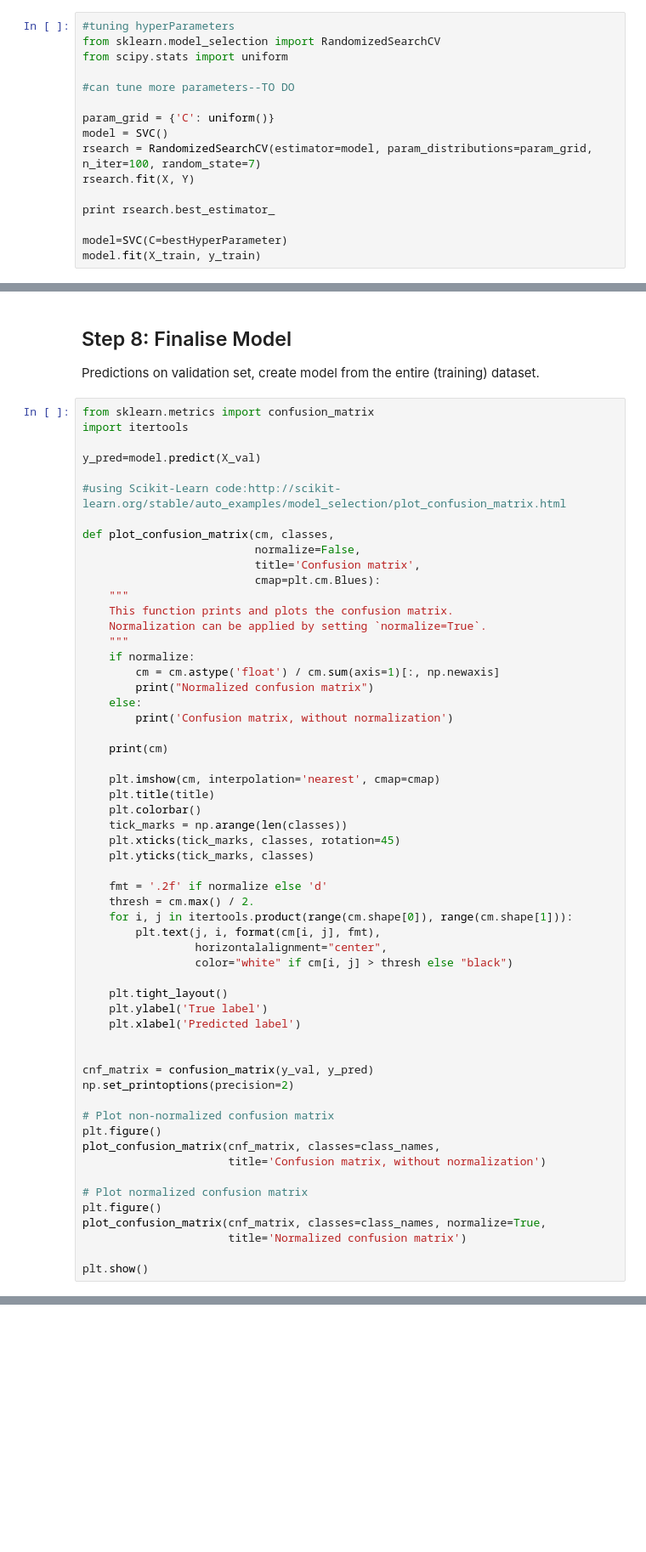
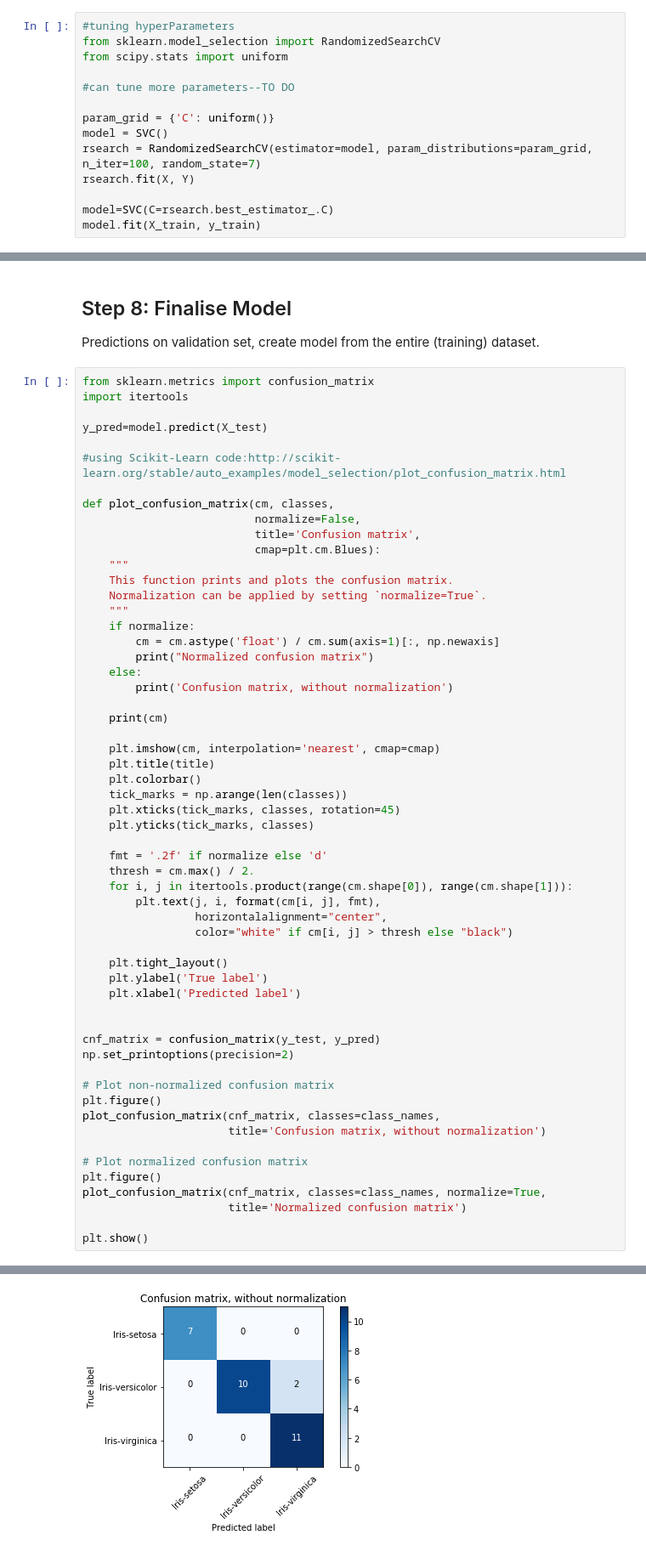
Before and after one commit to angelikim/DataProgrammingEx1, a Jupyter notebook: ProjectTemplateClassification.ipynb, the cells around one changed output, grey strips where cells are left out. Shown at 85% size. Drawn from its saved outputs; the diff is of its cells as text; blank space fills up the shorter version.

```diff
--- a/ProjectTemplateClassification.ipynb
+++ b/ProjectTemplateClassification.ipynb
@@ -240,9 +240,7 @@ model = SVC()
 rsearch = RandomizedSearchCV(estimator=model, param_distributions=param_grid, n_iter=100, random_state=7)
 rsearch.fit(X, Y)
 
-print rsearch.best_estimator_
-
-model=SVC(C=bestHyperParameter)
+model=SVC(C=rsearch.best_estimator_.C)
 model.fit(X_train, y_train)
 # %% [output]
 SVC(C=0.77991879224011462, cache_size=200, class_weight=None, coef0=0.0,
@@ -257,7 +254,7 @@ Predictions on validation set, create model from the entire (training) dataset.
 from sklearn.metrics import confusion_matrix
 import itertools
 
-y_pred=model.predict(X_val)
+y_pred=model.predict(X_test)
 
 #using Scikit-Learn code:http://scikit-learn.org/stable/auto_examples/model_selection/plot_confusion_matrix.html
 
@@ -296,7 +293,7 @@ def plot_confusion_matrix(cm, classes,
     plt.xlabel('Predicted label')
 
 
-cnf_matrix = confusion_matrix(y_val, y_pred)
+cnf_matrix = confusion_matrix(y_test, y_pred)
 np.set_printoptions(precision=2)
 
 # Plot non-normalized confusion matrix
@@ -310,3 +307,4 @@ plot_confusion_matrix(cnf_matrix, classes=class_names, normalize=True,
                       title='Normalized confusion matrix')
 
 plt.show()
+# %% [output]
@@ -312,0 +319 @@ plt.show()
+[figure, added]
```
Also changed, not shown: parts of 2 cells of this notebook.
